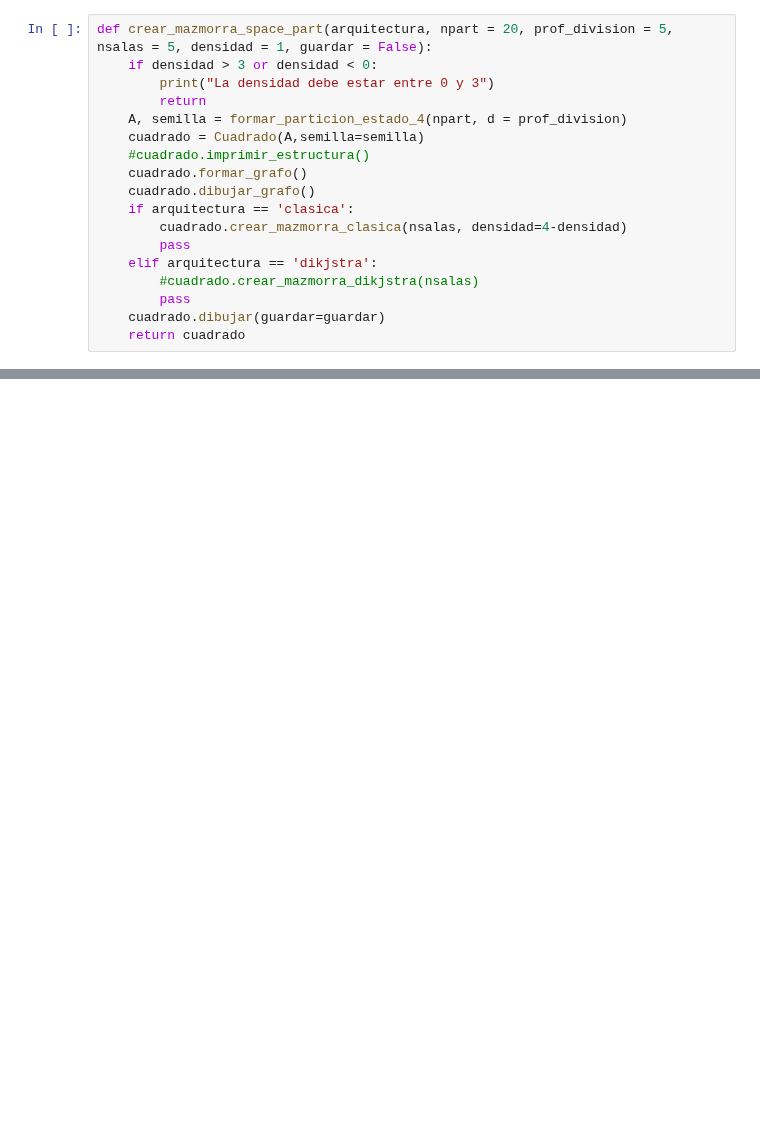
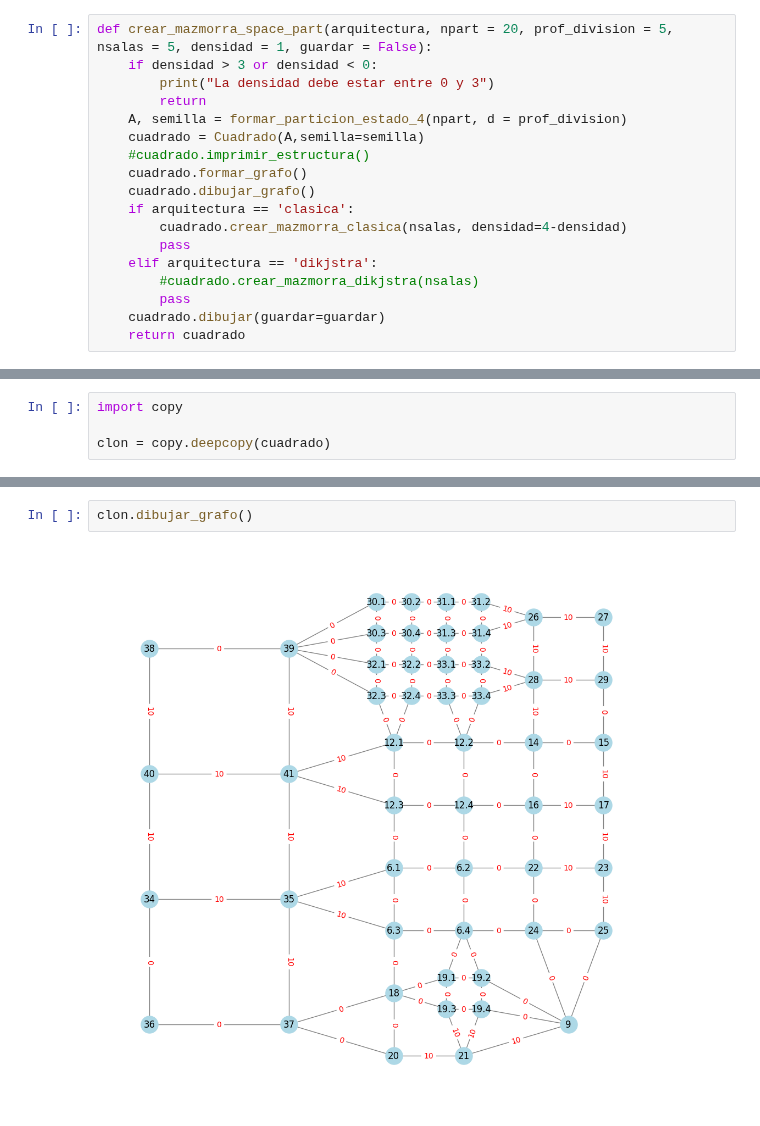
Before and after one commit to MarioPG21/TFG_generacion_mazmorras, a Jupyter notebook: Space Partitioning/Space_Partitioning.ipynb, the cells around one changed output, grey strips where cells are left out. Cells and saved outputs as stored; diff of their text form; blank space fills up the shorter version.

```diff
--- a/Space Partitioning/Space_Partitioning.ipynb
+++ b/Space Partitioning/Space_Partitioning.ipynb
@@ -565,0 +546,4 @@ print(l)
+# %%
+import copy
+
+clon = copy.deepcopy(cuadrado)
@@ -565,0 +571,4 @@ print(l)
+# %%
+clon.dibujar_grafo()
+# %% [output]
+[figure, added]
```
Also changed, not shown: parts of 10 cells of this notebook.
